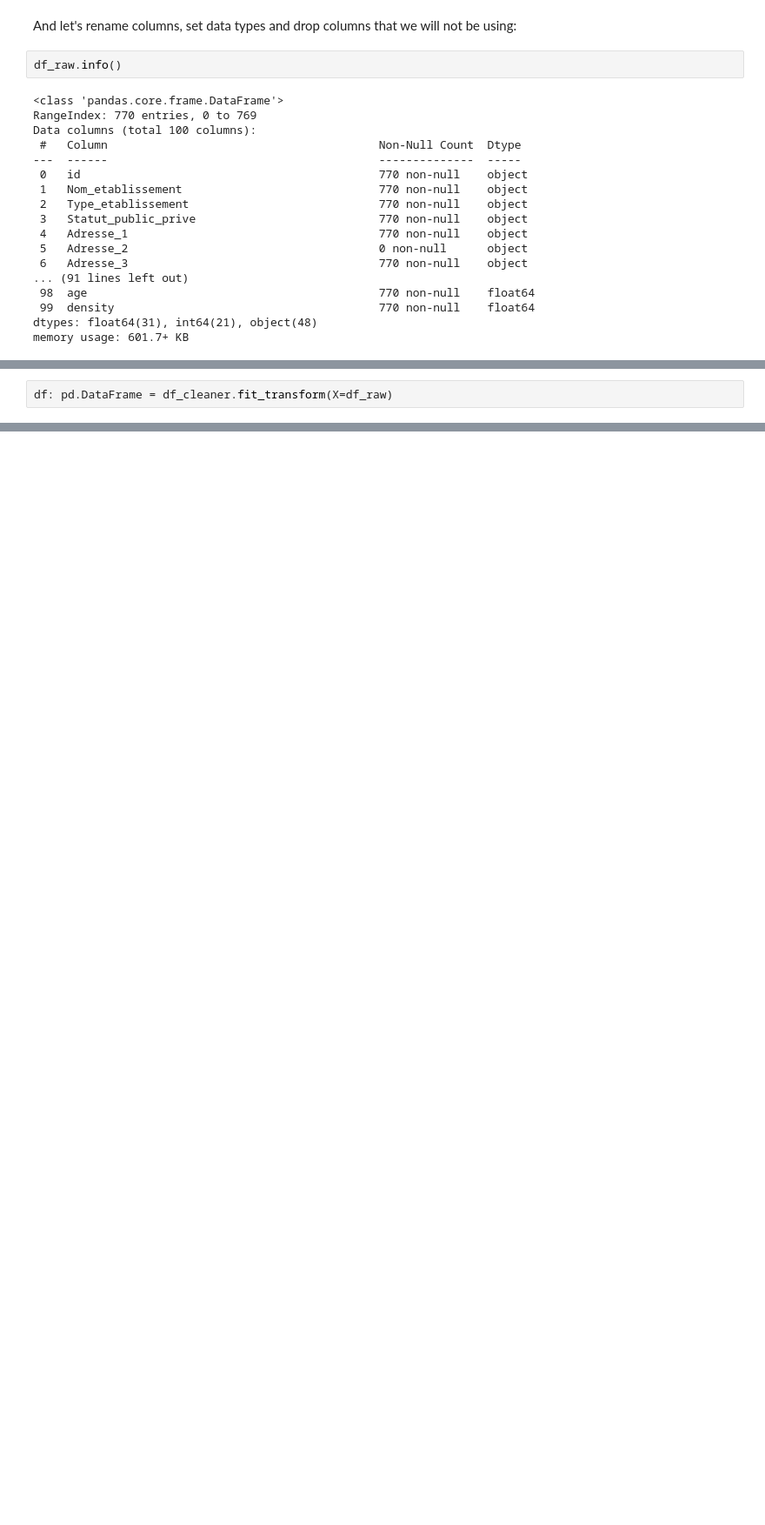
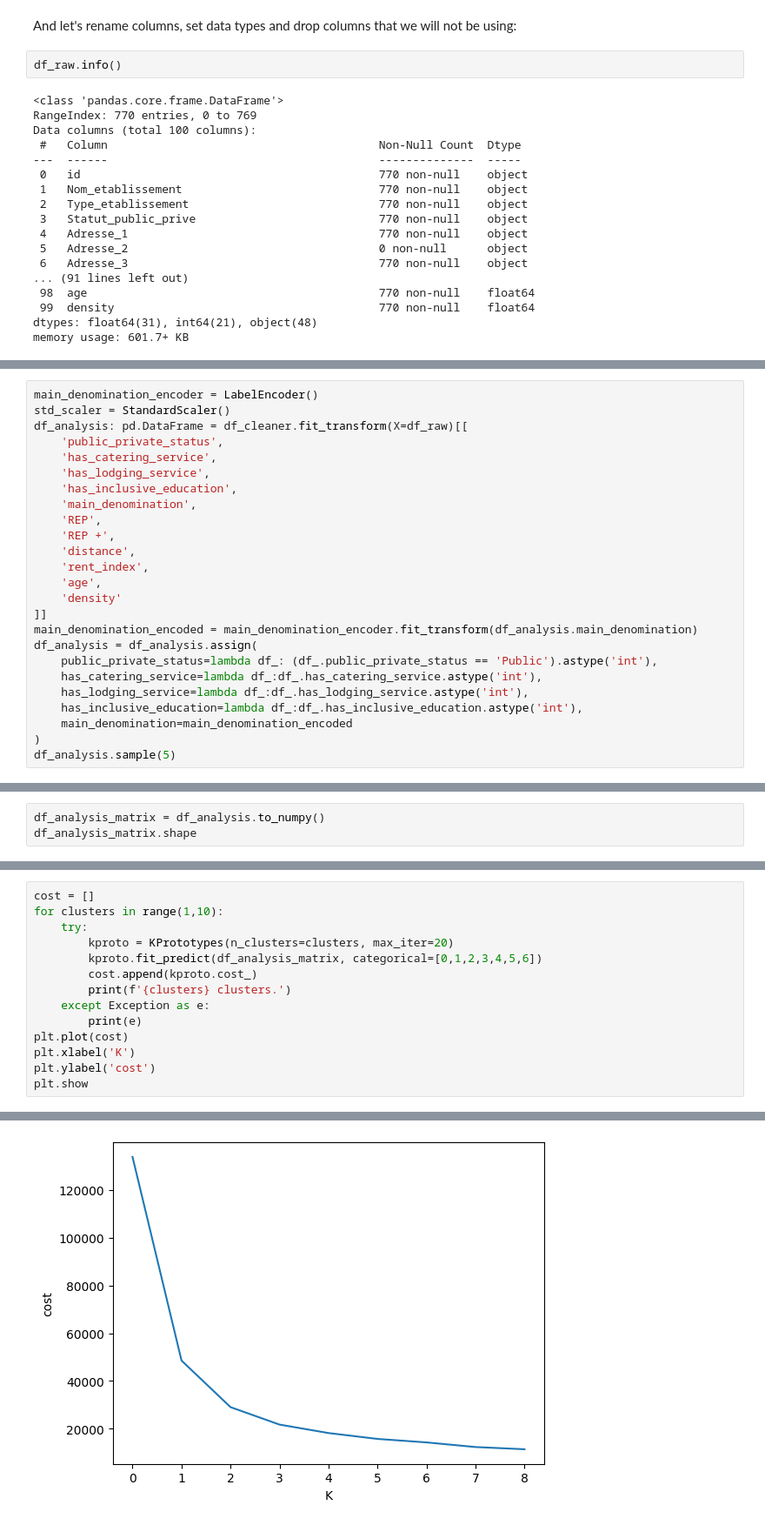
Before and after one commit to carlosbarrone/personal, a Jupyter notebook: notebooks/python/paris_nursery_schools.ipynb, the cells around one changed output, grey strips where cells are left out. Shown at 87% size. Saved outputs shown, nothing was run; the diff lists cells and outputs as text; blank space fills up the shorter version.

```diff
--- a/notebooks/python/paris_nursery_schools.ipynb
+++ b/notebooks/python/paris_nursery_schools.ipynb
@@ -639,2 +675,0 @@ df_cleaner = Basic_Transformer(columns_to_drop=[
-# %%
-df: pd.DataFrame = df_cleaner.fit_transform(X=df_raw)
@@ -670,0 +676,25 @@ df.iloc[:,:]
+# %%
+main_denomination_encoder = LabelEncoder()
+std_scaler = StandardScaler()
+df_analysis: pd.DataFrame = df_cleaner.fit_transform(X=df_raw)[[
+    'public_private_status',
+    'has_catering_service',
+    'has_lodging_service',
+    'has_inclusive_education',
+    'main_denomination',
+    'REP',
+    'REP +',
+    'distance',
+    'rent_index',
+    'age',
+    'density'
+]]
+main_denomination_encoded = main_denomination_encoder.fit_transform(df_analysis.main_denomination)
+df_analysis = df_analysis.assign(
+    public_private_status=lambda df_: (df_.public_private_status == 'Public').astype('int'),
+    has_catering_service=lambda df_:df_.has_catering_service.astype('int'),
+    has_lodging_service=lambda df_:df_.has_lodging_service.astype('int'),
+    has_inclusive_education=lambda df_:df_.has_inclusive_education.astype('int'),
+    main_denomination=main_denomination_encoded
+)
+df_analysis.sample(5)
@@ -670,0 +731,3 @@ df.iloc[:,:]
+# %%
+df_analysis_matrix = df_analysis.to_numpy()
+df_analysis_matrix.shape
@@ -670,0 +736,15 @@ df.iloc[:,:]
+# %%
+cost = []
+for clusters in range(1,10):
+    try:
+        kproto = KPrototypes(n_clusters=clusters, max_iter=20)
+        kproto.fit_predict(df_analysis_matrix, categorical=[0,1,2,3,4,5,6])
+        cost.append(kproto.cost_)
+        print(f'{clusters} clusters.')
+    except Exception as e:
+        print(e)
+plt.plot(cost)
+plt.xlabel('K')
+plt.ylabel('cost')
+plt.show
+# %% [output]
@@ -670,0 +761 @@ df.iloc[:,:]
+[figure, added]
```
Also changed, not shown: parts of 26 cells of this notebook.
